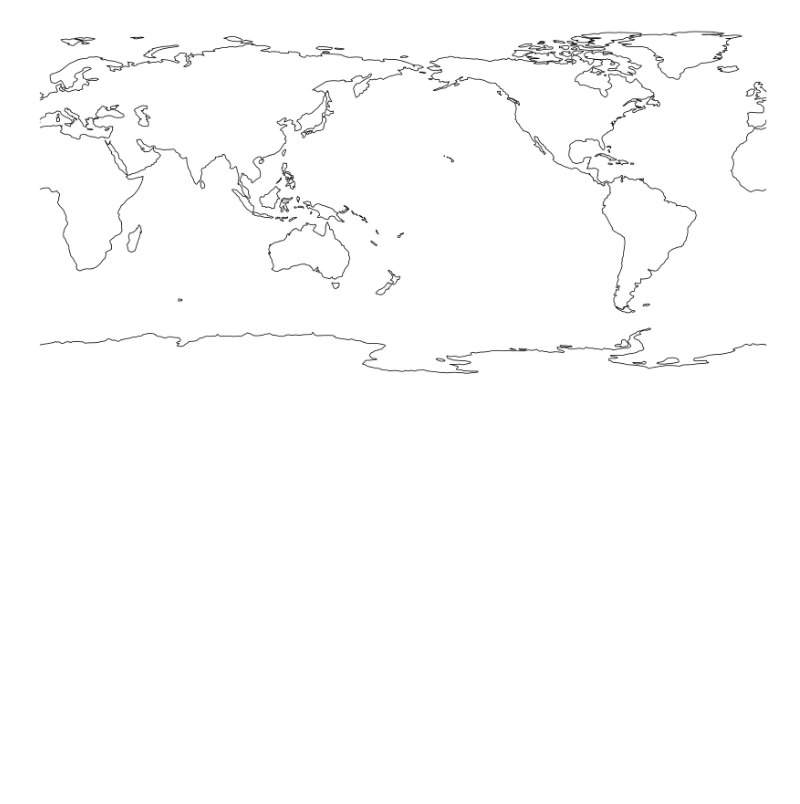
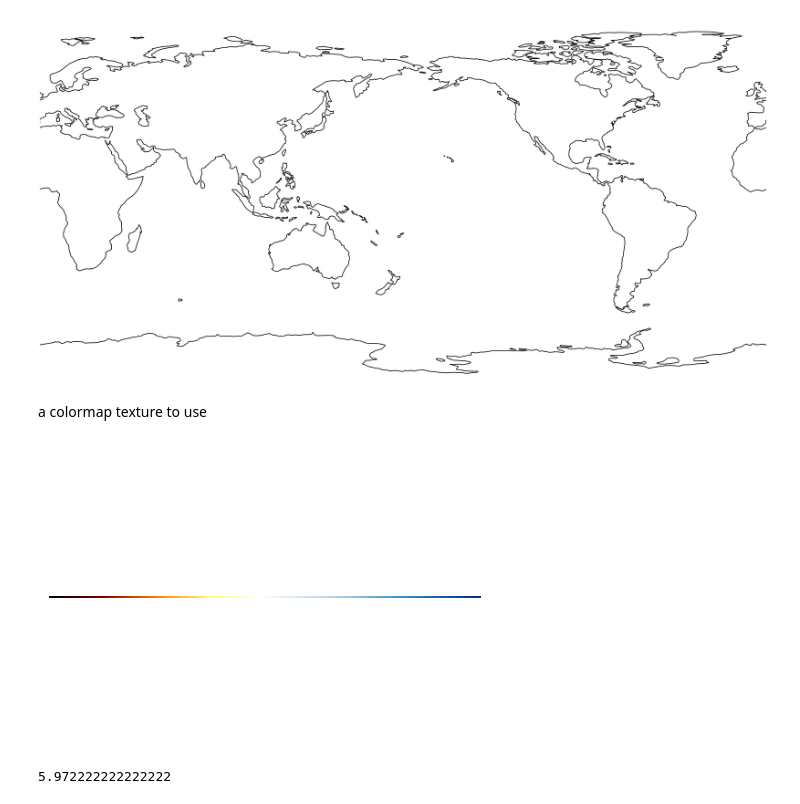
Before and after one commit to ageller/UniviewGRACE, a Jupyter notebook: GRACEEarth/rawdata/convertGRACEFit.ipynb, the cells around one changed output. Drawn from its saved outputs; the diff is of its cells as text; code cells hidden in the pictures; blank space fills up the shorter version.

Commit message:
created colormap

```diff
--- a/GRACEEarth/rawdata/convertGRACEFit.ipynb
+++ b/GRACEEarth/rawdata/convertGRACEFit.ipynb
@@ -696,3 +696,36 @@ ax.add_feature(cartopy.feature.COASTLINE, linewidth = 4)
 f.savefig("../data/CoastLines.png", bbx_inches = 'tight', pad_inches = 0,)
 # %% [output]
 [figure]
+# %% [markdown]
+a colormap texture to use
+# %%
+from matplotlib.transforms import Bbox
+
+cmap1 = plt.get_cmap('afmhot')
+cmap2 = plt.get_cmap('Blues')
+npix = 256
+gradient = np.linspace(0,1,npix)
+gradient = np.vstack((gradient, gradient))
+
+f, ax = plt.subplots(1,2, sharex=True)
+
+ax[0].imshow(gradient, aspect = 1., cmap = cmap1)
+ax[1].imshow(gradient, aspect = 1., cmap = cmap2)
+
+for a in ax:
+    a.axis('off')
+    a.xaxis.set_visible(False)
+    a.yaxis.set_visible(False)
+
+
+f.subplots_adjust(bottom = 0, top = 1, right = 1, left = 0, hspace = 0, wspace = 0)
+dpi = 72
+box = Bbox.from_extents(0, 0, 1.69*npix/dpi, 2/dpi) #I don't understand this scaling in x
+
+plt.savefig("../data/cmap.png",bbox_inches = box, dpi = dpi, pad_inches=0, frameon = False)
+# %% [output]
+[figure, added]
+# %%
+430/72
+# %% [output]
+5.972222222222222
```
Also changed, not shown: 4 other files.
